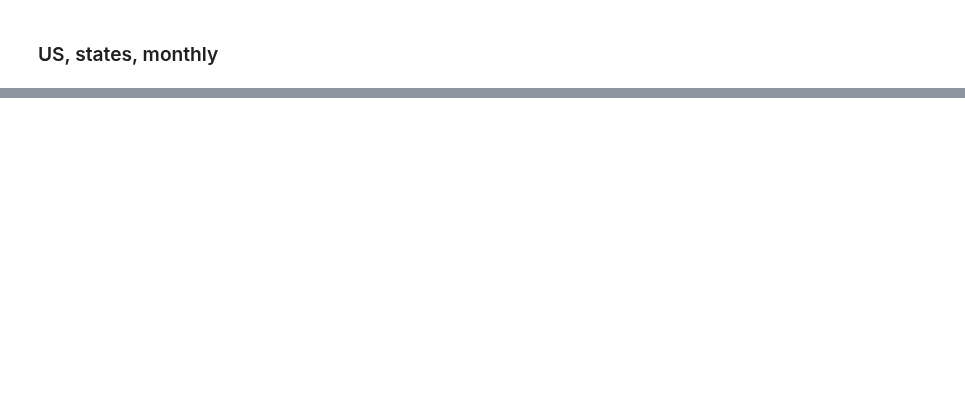
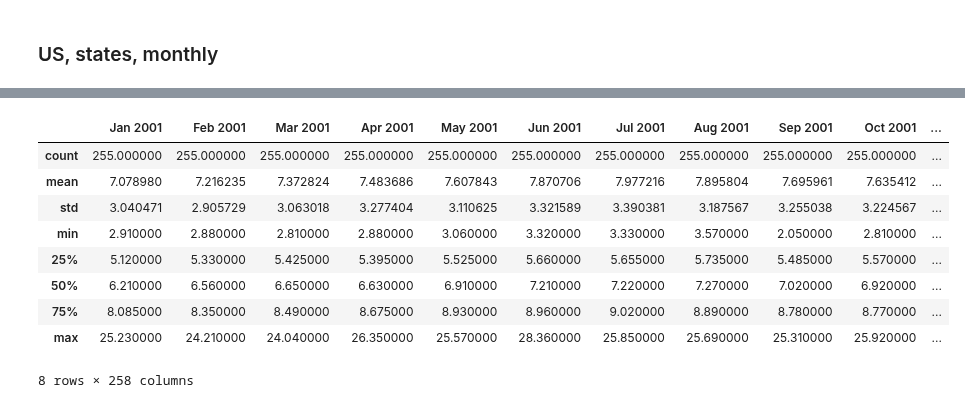
Before and after one commit to trangnv/electricity-prices, a Jupyter notebook: EDA.ipynb, the cells around one changed output, grey strips where cells are left out. Drawn from its saved outputs; the diff is of its cells as text; code cells hidden in the pictures; blank space fills up the shorter version.

```diff
--- a/EDA.ipynb
+++ b/EDA.ipynb
@@ -40,0 +17,13 @@ df.iloc[:10,:]
+# %%
+df.describe()
+# %% [output]
+|  | Jan 2001 | Feb 2001 | Mar 2001 | Apr 2001 | May 2001 | Jun 2001 | Jul 2001 | Aug 2001 | Sep 2001 | Oct 2001 | ... |
+| count | 255.000000 | 255.000000 | 255.000000 | 255.000000 | 255.000000 | 255.000000 | 255.000000 | 255.000000 | 255.000000 | 255.000000 | ... |
+| mean | 7.078980 | 7.216235 | 7.372824 | 7.483686 | 7.607843 | 7.870706 | 7.977216 | 7.895804 | 7.695961 | 7.635412 | ... |
+| std | 3.040471 | 2.905729 | 3.063018 | 3.277404 | 3.110625 | 3.321589 | 3.390381 | 3.187567 | 3.255038 | 3.224567 | ... |
+| min | 2.910000 | 2.880000 | 2.810000 | 2.880000 | 3.060000 | 3.320000 | 3.330000 | 3.570000 | 2.050000 | 2.810000 | ... |
+| 25% | 5.120000 | 5.330000 | 5.425000 | 5.395000 | 5.525000 | 5.660000 | 5.655000 | 5.735000 | 5.485000 | 5.570000 | ... |
+| 50% | 6.210000 | 6.560000 | 6.650000 | 6.630000 | 6.910000 | 7.210000 | 7.220000 | 7.270000 | 7.020000 | 6.920000 | ... |
+| 75% | 8.085000 | 8.350000 | 8.490000 | 8.675000 | 8.930000 | 8.960000 | 9.020000 | 8.890000 | 8.780000 | 8.770000 | ... |
+| max | 25.230000 | 24.210000 | 24.040000 | 26.350000 | 25.570000 | 28.360000 | 25.850000 | 25.690000 | 25.310000 | 25.920000 | ... |
+8 rows × 258 columns
```
Also changed, not shown: parts of 5 cells of this notebook, 2 other files.
